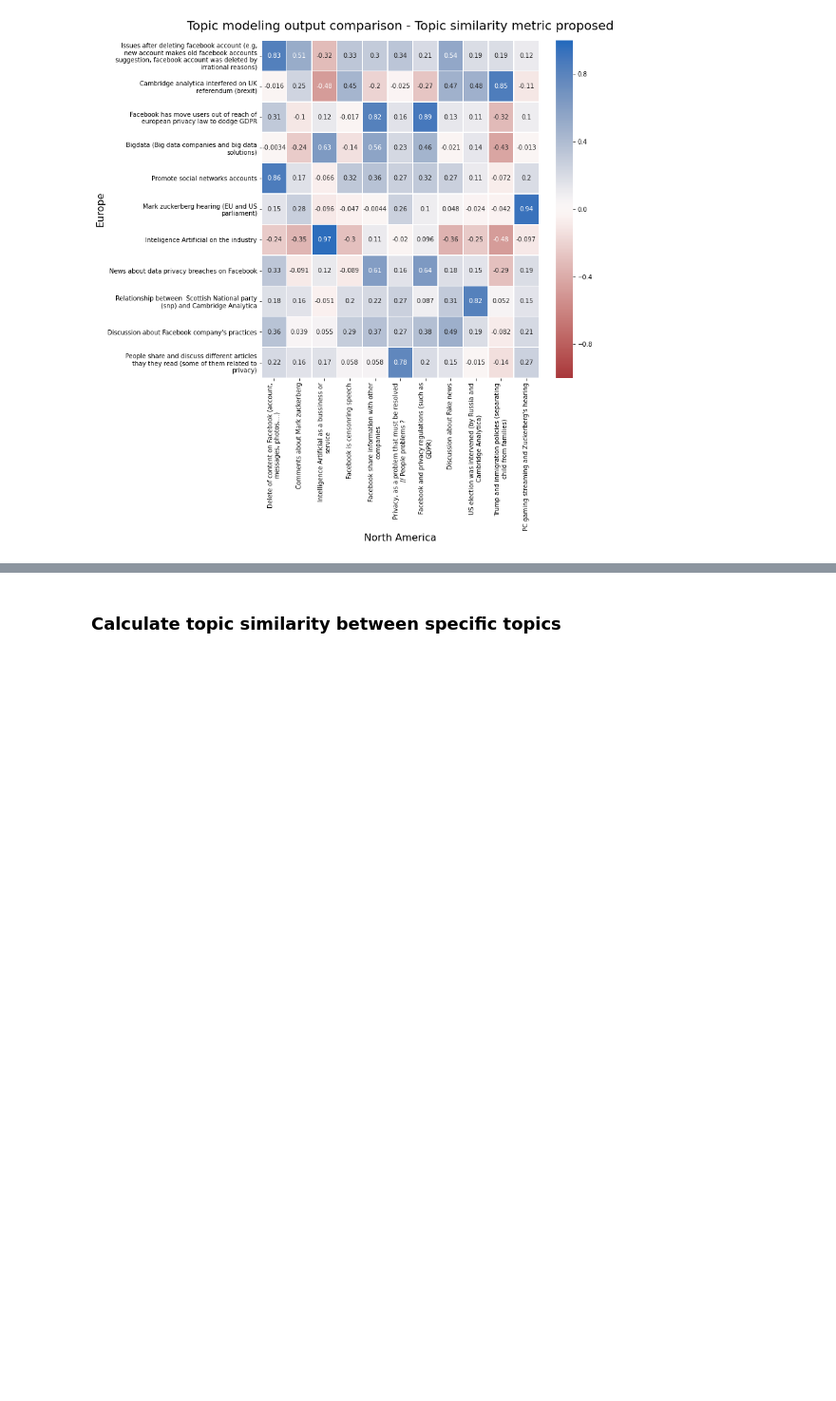
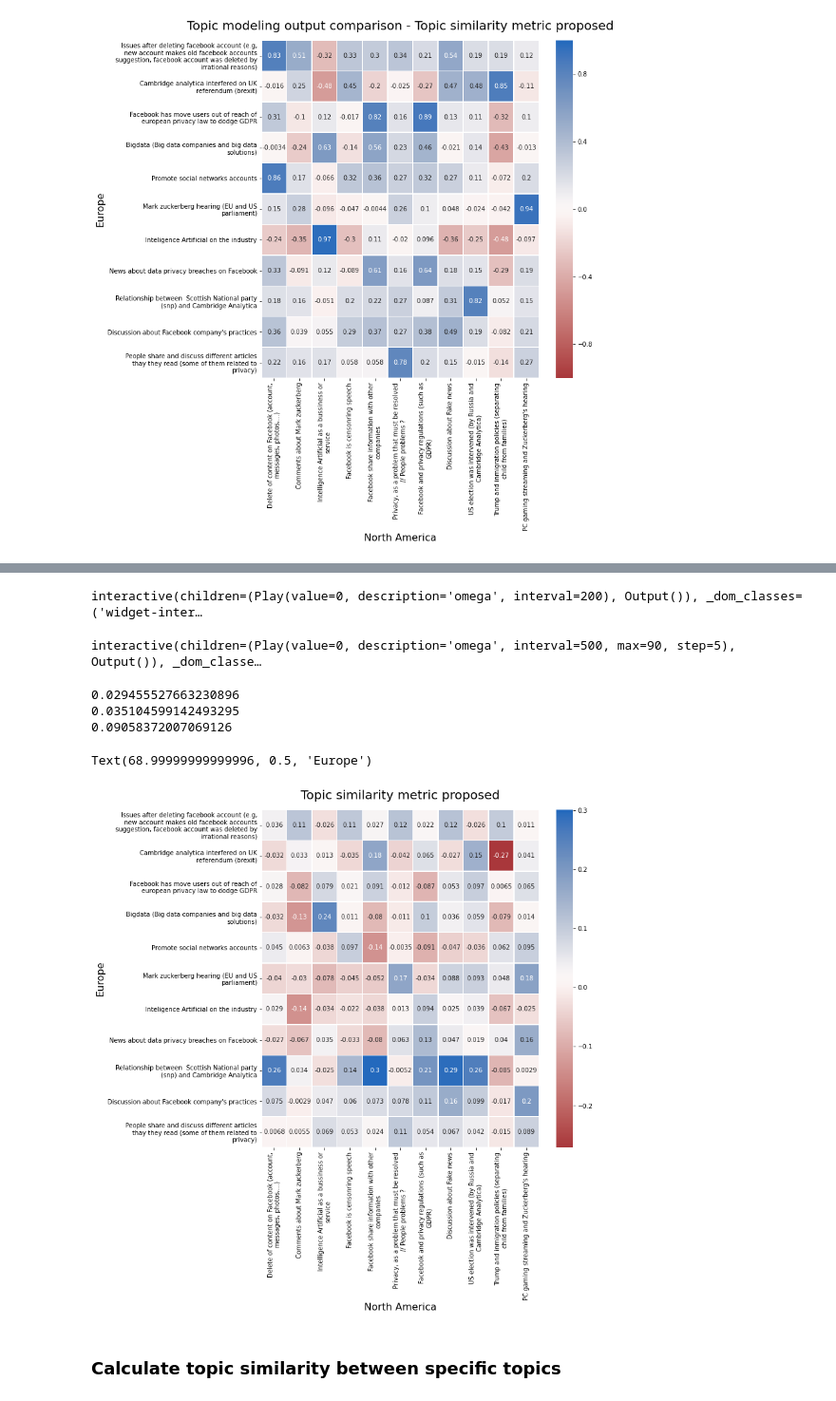
Before and after one commit to gonzalezf/TopicVisExplorer, a Jupyter notebook: jupyters/[TopicVisExplorer - Test] Proposed topic similarity metric- (final topic similarity metric)-Copy1.ipynb, the cells around one changed output, grey strips where cells are left out. Shown at 95% size. Saved outputs shown, nothing was run; the diff lists cells and outputs as text; code cells hidden in the pictures; blank space fills up the shorter version.

```diff
--- a/jupyters/[TopicVisExplorer - Test] Proposed topic similarity metric- (final topic similarity metric)-Copy1.ipynb
+++ b/jupyters/[TopicVisExplorer - Test] Proposed topic similarity metric- (final topic similarity metric)-Copy1.ipynb
@@ -527,0 +543,5 @@ Text(68.99999999999996, 0.5, 'Europe')
+# %%
+from ipywidgets import Play
+interact(show_confussion_matrix, omega=Play(value=0, min=0, max=100, step=1, interval=200));
+# %% [output]
+interactive(children=(Play(value=0, description='omega', interval=200), Output()), _dom_classes=('widget-inter…
@@ -528,3 +560,27 @@ Text(68.99999999999996, 0.5, 'Europe')
+# %%
+
+interact(calculate_difference_topic_similarity_metric, omega=Play(value=0, min=0, max=90, step=5, interval=500));
+# %% [output]
+interactive(children=(Play(value=0, description='omega', interval=500, max=90, step=5), Output()), _dom_classe…
+# %%
+print(np.median(matrices_dict_test[1.0] - matrices_dict_test[0.0]))
+print(np.average(matrices_dict_test[1.0] - matrices_dict_test[0.0]))
+print(np.std(matrices_dict_test[1.0] - matrices_dict_test[0.0]))
+# %% [output]
+0.029455527663230896
+0.035104599142493295
+0.09058372007069126
+# %%
+    fig, ax = plt.subplots(figsize=(10,10))
+    sns.heatmap(matrices_dict_test[1.0] - matrices_dict_test[0.0],   annot=True, cmap='vlag_r', linewidths=.5, ax=ax, xticklabels=names_excel_northamerica, yticklabels=names_excel_europe)
+    ax.set_xticklabels(textwrap.fill(x.get_text(), max_width) for x in ax.get_xticklabels())
+    ax.set_yticklabels(textwrap.fill(x.get_text(), max_width) for x in ax.get_yticklabels())
+    plt.title("Topic similarity metric proposed", fontsize = 20, y = 1.02)
+    plt.xlabel('North America', fontsize=16)
+    plt.ylabel('Europe', fontsize=16)
+# %% [output]
+Text(68.99999999999996, 0.5, 'Europe')
+[figure, added]
 # %% [markdown]
 ### Calculate topic similarity between specific topics
 # %%
```
Also changed, not shown: parts of 9 cells of this notebook, 5 other files.
